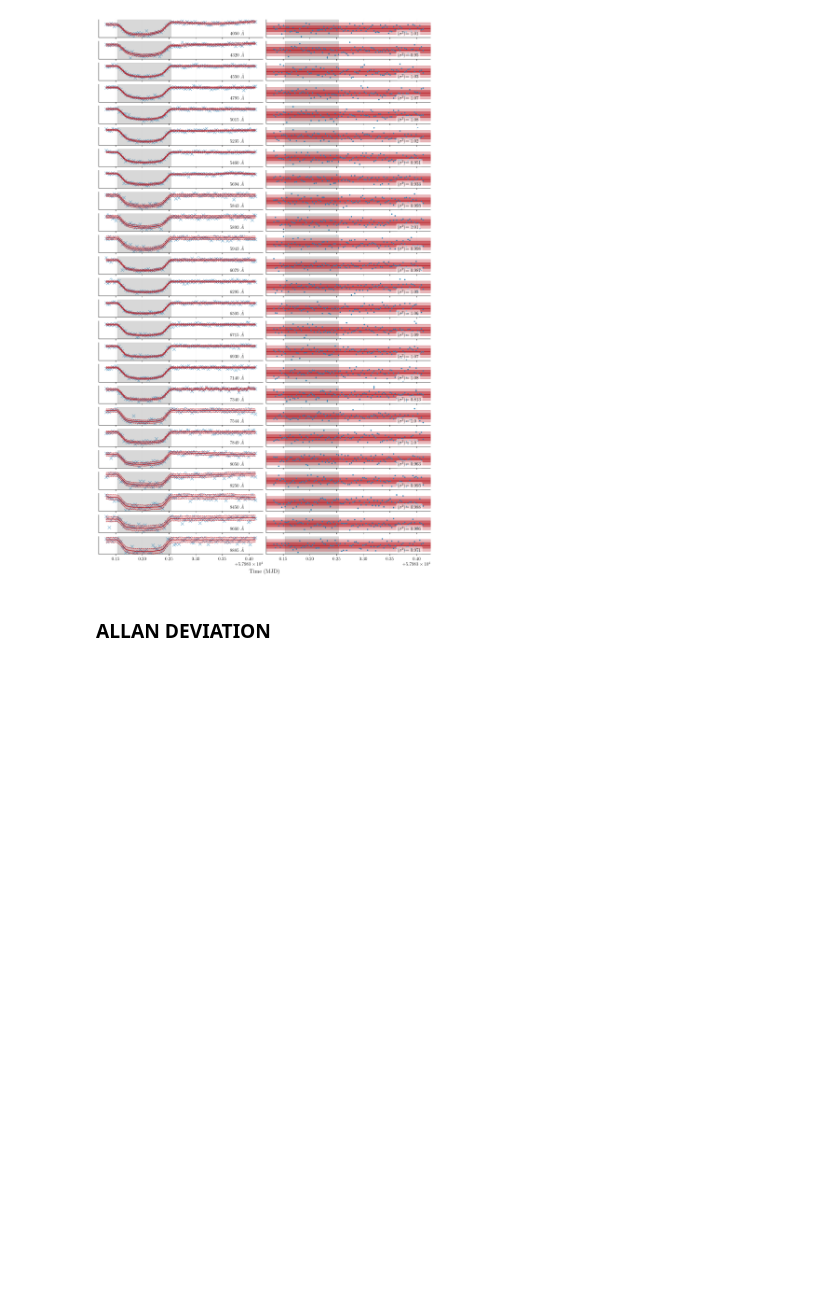
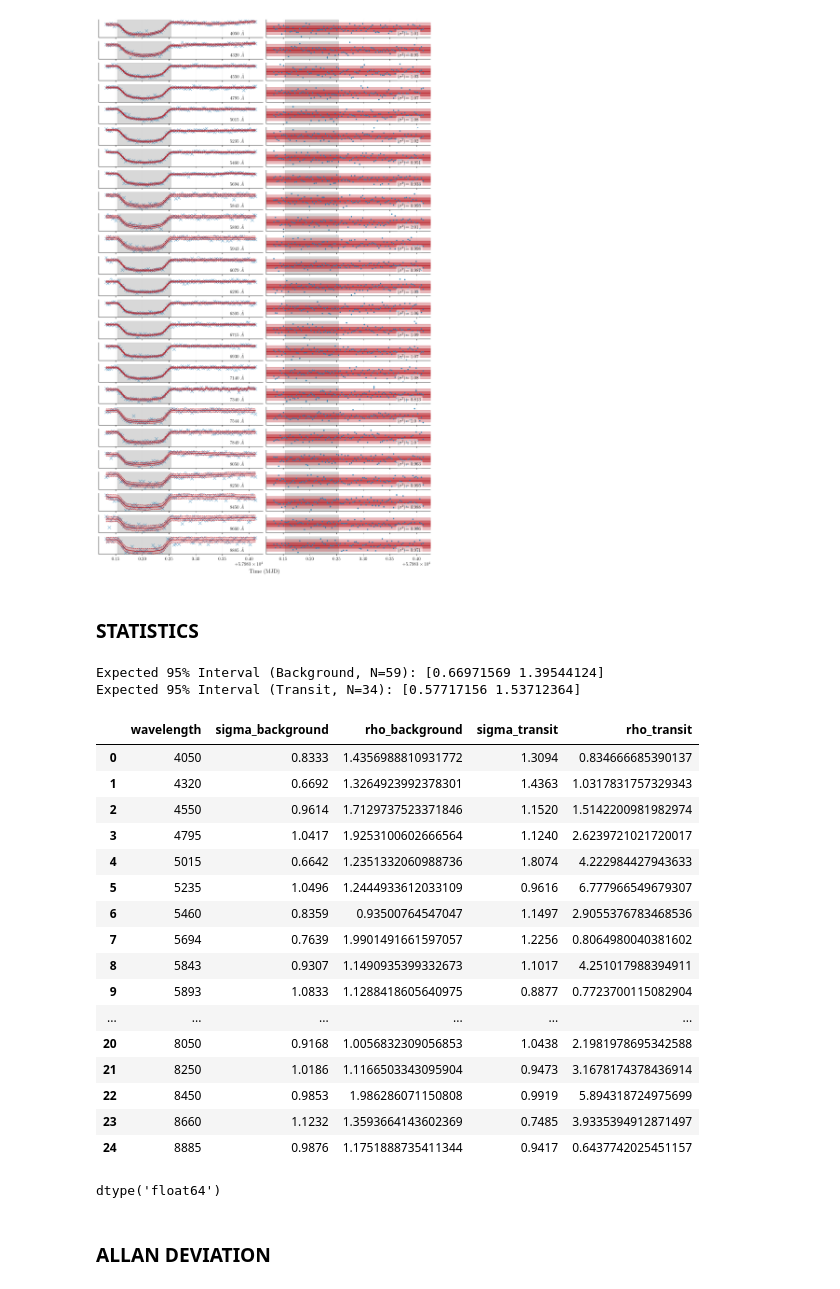
Before and after one commit to ChrisBoettner/gallifrey, a Jupyter notebook: notebooks/006_HATS_46b.ipynb, the cells around one changed output. Cells and saved outputs as stored; diff of their text form; code cells hidden in the pictures; blank space fills up the shorter version.

```diff
--- a/notebooks/006_HATS_46b.ipynb
+++ b/notebooks/006_HATS_46b.ipynb
@@ -569,6 +575,71 @@ fig.supxlabel("Time (MJD)")
 fig.savefig("../figures/006_HATS46b/light_curves_and_residuals.pdf")
 # %% [output]
 [figure]
+# %% [markdown]
+### STATISTICS
+# %%
+rng_key, *sample_keys = jax.random.split(rng_key, 3)
+
+statistics = []
+for i in range(1, num_datasets):
+    stddev_background = (residuals[i][:, mask] ** 2).mean()
+    rho_background = np.array(rho_squared(residuals[i][:, mask], axis=1).mean())
+    stddev_transit = (residuals[i][:, ~mask] ** 2).mean()
+    rho_transit = np.array(rho_squared(residuals[i][:, ~mask], axis=1).mean())
+    statistics.append(
+        (
+            reference["wavelength"].iloc[i],
+            stddev_background,
+            rho_background,
+            stddev_transit,
+            rho_transit,
+        )
+    )
+
+statistics = pd.DataFrame(
+    statistics,
+    columns=[
+        "wavelength",
+        "sigma_background",
+        "rho_background",
+        "sigma_transit",
+        "rho_transit",
+    ],
+).round(4)
+
+print(
+    f"Expected 95% Interval (Background, N={sum(mask)}): sigma =  {chi2_regions(sum(mask),1)[-2:].reshape(-1)}, rho = {rho_squared_region(sample_keys[0], sum(mask))}"
+)
+print(
+    f"Expected 95% Interval (Transit, N={sum(~mask)}): {chi2_regions(sum(~mask),1)[-2:].reshape(-1)}"
+)
+
+rho_squared_credible_region(rng_key, residuals[1].shape[-1])
+statistics
+# %% [output]
+Expected 95% Interval (Background, N=59): [0.66971569 1.39544124]
+Expected 95% Interval (Transit, N=34): [0.57717156 1.53712364]
+|  | wavelength | sigma_background | rho_background | sigma_transit | rho_transit |
+| 0 | 4050 | 0.8333 | 1.4356988810931772 | 1.3094 | 0.834666685390137 |
+| 1 | 4320 | 0.6692 | 1.3264923992378301 | 1.4363 | 1.0317831757329343 |
+| 2 | 4550 | 0.9614 | 1.7129737523371846 | 1.1520 | 1.5142200981982974 |
+| 3 | 4795 | 1.0417 | 1.9253100602666564 | 1.1240 | 2.6239721021720017 |
+| 4 | 5015 | 0.6642 | 1.2351332060988736 | 1.8074 | 4.222984427943633 |
+| 5 | 5235 | 1.0496 | 1.2444933612033109 | 0.9616 | 6.777966549679307 |
+| 6 | 5460 | 0.8359 | 0.93500764547047 | 1.1497 | 2.9055376783468536 |
+| 7 | 5694 | 0.7639 | 1.9901491661597057 | 1.2256 | 0.8064980040381602 |
+| 8 | 5843 | 0.9307 | 1.1490935399332673 | 1.1017 | 4.251017988394911 |
+| 9 | 5893 | 1.0833 | 1.1288418605640975 | 0.8877 | 0.7723700115082904 |
+| ... | ... | ... | ... | ... | ... |
+| 20 | 8050 | 0.9168 | 1.0056832309056853 | 1.0438 | 2.1981978695342588 |
+| 21 | 8250 | 1.0186 | 1.1166503343095904 | 0.9473 | 3.1678174378436914 |
+| 22 | 8450 | 0.9853 | 1.986286071150808 | 0.9919 | 5.894318724975699 |
+| 23 | 8660 | 1.1232 | 1.3593664143602369 | 0.7485 | 3.9335394912871497 |
+| 24 | 8885 | 0.9876 | 1.1751888735411344 | 0.9417 | 0.6437742025451157 |
+# %%
+np.array(rho_squared(residuals[i][:, mask], axis=1).mean()).dtype
+# %% [output]
+dtype('float64')
 # %% [markdown]
 ### ALLAN DEVIATION
 # %%
```
Also changed, not shown: parts of 4 cells of this notebook, 8 other files.
